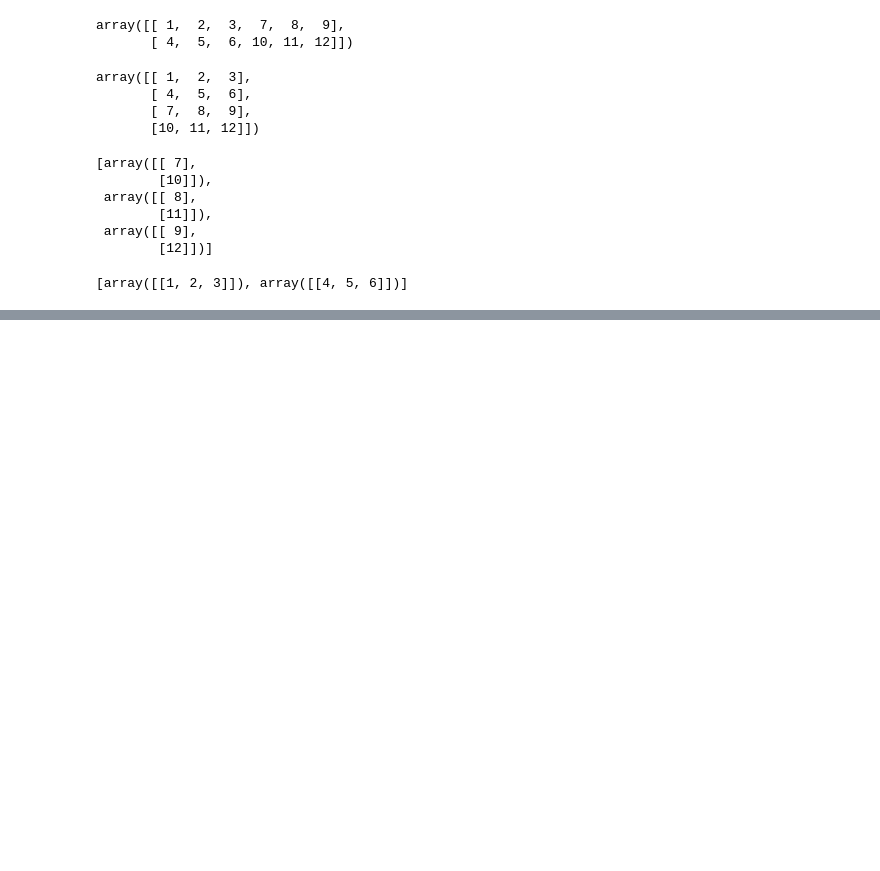
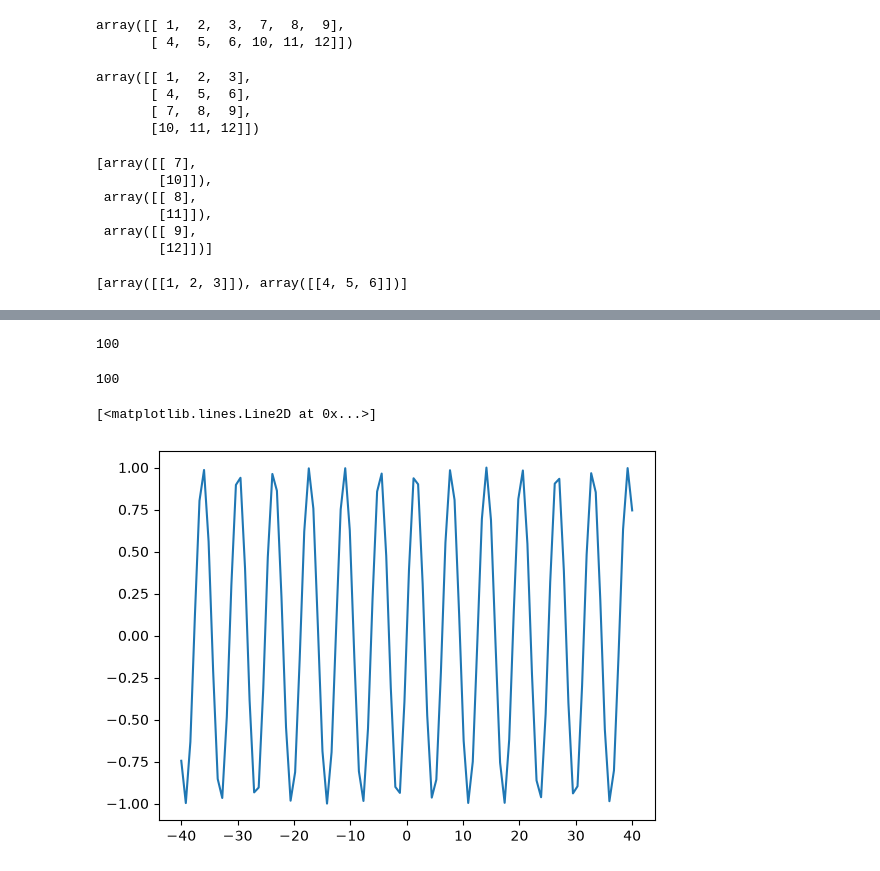
Before and after one commit to MahamFatima01713/Pandas-Numpy-Mastery, a Jupyter notebook: Numpy_Practice.ipynb, the cells around one changed output, grey strips where cells are left out. Saved outputs shown, nothing was run; the diff lists cells and outputs as text; code cells hidden in the pictures; blank space fills up the shorter version.

```diff
--- a/Numpy_Practice.ipynb
+++ b/Numpy_Practice.ipynb
@@ -456,0 +530,5 @@ np.vsplit(arr1,2)
+# %%
+#Plotting graphs using numpy
+a=np.linspace(-40,40,100) # we want that our array should have elemnts from -40 to 40 and size hsould
+#be 100
+a
@@ -456,0 +553,17 @@ np.vsplit(arr1,2)
+# %%
+a.size
+# %% [output]
+100
+# %%
+b=np.sin(a)
+b.size
+# %% [output]
+100
+# %%
+import matplotlib.pyplot as plt
+%matplotlib inline
+#This upper line help in ploting graph on screen.without this ur graph will not appear on screen
+plt.plot(a,b)
+# %% [output]
+[<matplotlib.lines.Line2D at 0x...>]
+[figure, added]
```
Also changed, not shown: parts of 30 cells of this notebook.
